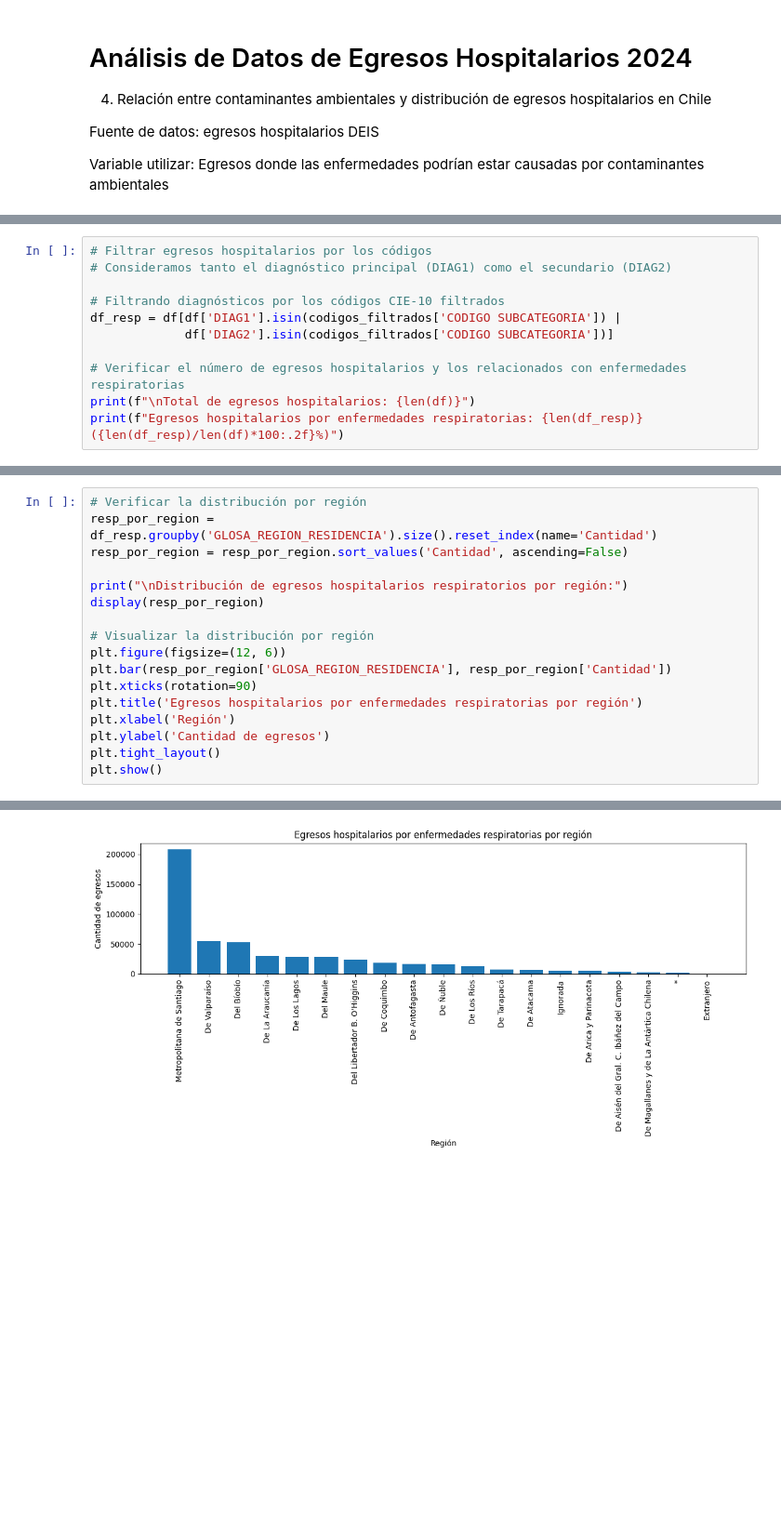
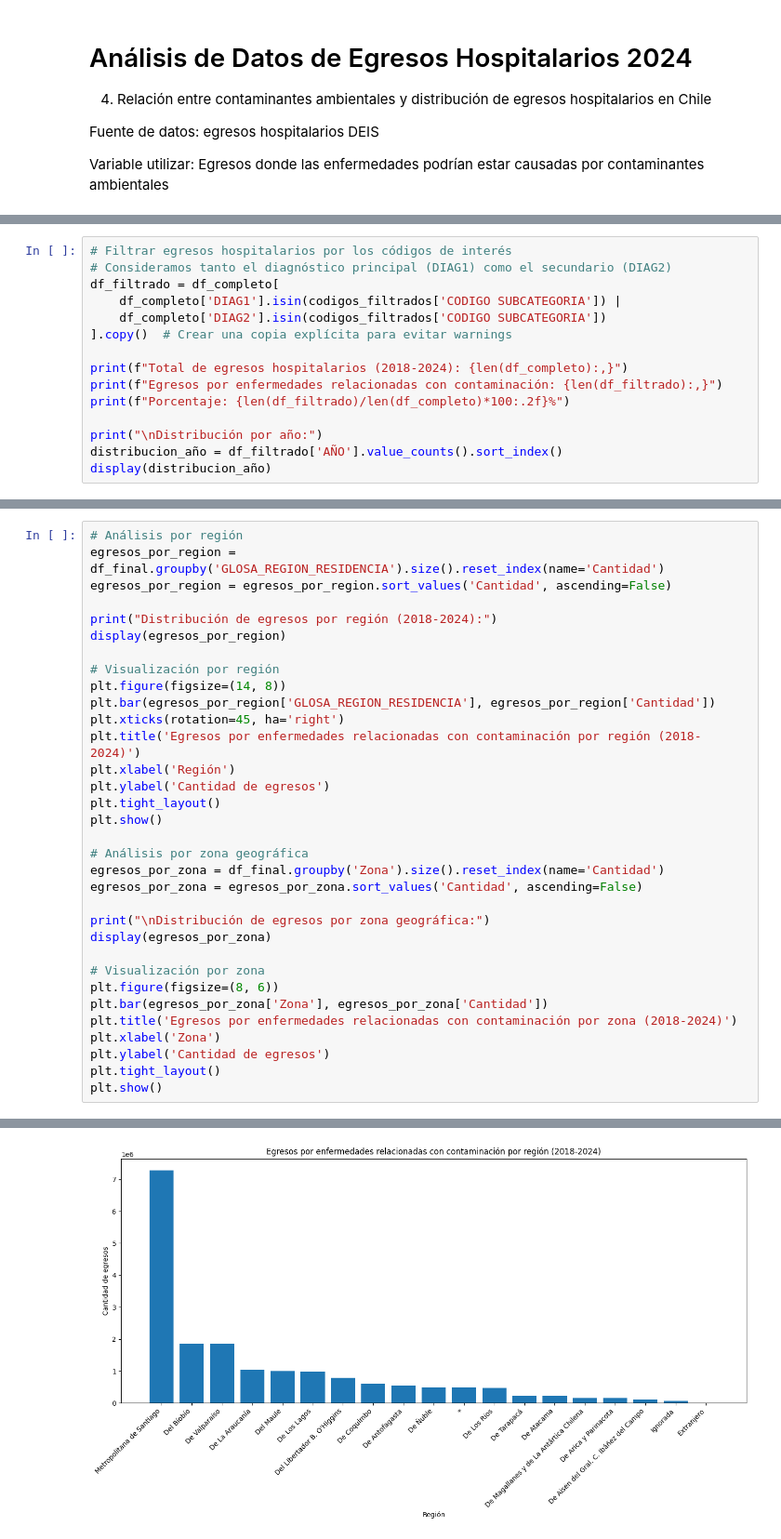
Before and after one commit to MattiasMR/infEstadistica, a Jupyter notebook: ProyectoGrupal/trabajo_grupal.ipynb, the cells around one changed output, grey strips where cells are left out. Shown: that part at 93% size. Drawn from its saved outputs; the diff is of its cells as text; blank space fills up the shorter version.

```diff
--- a/ProyectoGrupal/trabajo_grupal.ipynb
+++ b/ProyectoGrupal/trabajo_grupal.ipynb
@@ -182,14 +152,18 @@ E00-E90    356
 J00-J99    234
 Name: count, dtype: int64
 # %%
-# Filtrar egresos hospitalarios por los códigos
+# Filtrar egresos hospitalarios por los códigos de interés
 # Consideramos tanto el diagnóstico principal (DIAG1) como el secundario (DIAG2)
+df_filtrado = df_completo[
+    df_completo['DIAG1'].isin(codigos_filtrados['CODIGO SUBCATEGORIA']) |
+    df_completo['DIAG2'].isin(codigos_filtrados['CODIGO SUBCATEGORIA'])
+].copy()  # Crear una copia explícita para evitar warnings
 
-# Filtrando diagnósticos por los códigos CIE-10 filtrados
-df_resp = df[df['DIAG1'].isin(codigos_filtrados['CODIGO SUBCATEGORIA']) |
-             df['DIAG2'].isin(codigos_filtrados['CODIGO SUBCATEGORIA'])]
+print(f"Total de egresos hospitalarios (2018-2024): {len(df_completo):,}")
+print(f"Egresos por enfermedades relacionadas con contaminación: {len(df_filtrado):,}")
+print(f"Porcentaje: {len(df_filtrado)/len(df_completo)*100:.2f}%")
 
-# Verificar el número de egresos hospitalarios y los relacionados con enfermedades respiratorias
-print(f"\nTotal de egresos hospitalarios: {len(df)}")
-print(f"Egresos hospitalarios por enfermedades respiratorias: {len(df_resp)} ({len(df_resp)/len(df)*100:.2f}%)")
+print("\nDistribución por año:")
+distribucion_año = df_filtrado['AÑO'].value_counts().sort_index()
+display(distribucion_año)
 # %% [output]
@@ -255,18 +313,34 @@ See the caveats in the documentation: https://pandas.pydata.org/pandas-docs/stab
 # %%
-# Verificar la distribución por región
-resp_por_region = df_resp.groupby('GLOSA_REGION_RESIDENCIA').size().reset_index(name='Cantidad')
-resp_por_region = resp_por_region.sort_values('Cantidad', ascending=False)
+# Análisis por región
+egresos_por_region = df_final.groupby('GLOSA_REGION_RESIDENCIA').size().reset_index(name='Cantidad')
+egresos_por_region = egresos_por_region.sort_values('Cantidad', ascending=False)
 
-print("\nDistribución de egresos hospitalarios respiratorios por región:")
-display(resp_por_region)
+print("Distribución de egresos por región (2018-2024):")
+display(egresos_por_region)
 
-# Visualizar la distribución por región
-plt.figure(figsize=(12, 6))
-plt.bar(resp_por_region['GLOSA_REGION_RESIDENCIA'], resp_por_region['Cantidad'])
-plt.xticks(rotation=90)
-plt.title('Egresos hospitalarios por enfermedades respiratorias por región')
+# Visualización por región
+plt.figure(figsize=(14, 8))
+plt.bar(egresos_por_region['GLOSA_REGION_RESIDENCIA'], egresos_por_region['Cantidad'])
+plt.xticks(rotation=45, ha='right')
+plt.title('Egresos por enfermedades relacionadas con contaminación por región (2018-2024)')
 plt.xlabel('Región')
 plt.ylabel('Cantidad de egresos')
 plt.tight_layout()
 plt.show()
+
+# Análisis por zona geográfica
+egresos_por_zona = df_final.groupby('Zona').size().reset_index(name='Cantidad')
+egresos_por_zona = egresos_por_zona.sort_values('Cantidad', ascending=False)
+
+print("\nDistribución de egresos por zona geográfica:")
+display(egresos_por_zona)
+
+# Visualización por zona
+plt.figure(figsize=(8, 6))
+plt.bar(egresos_por_zona['Zona'], egresos_por_zona['Cantidad'])
+plt.title('Egresos por enfermedades relacionadas con contaminación por zona (2018-2024)')
+plt.xlabel('Zona')
+plt.ylabel('Cantidad de egresos')
+plt.tight_layout()
+plt.show()
 # %% [output]
@@ -291 +365 @@ Distribución de egresos hospitalarios respiratorios por región:
-[figure, old version]
+[figure, new version]
```
Also changed, not shown: parts of 28 cells of this notebook, 9 other files.
